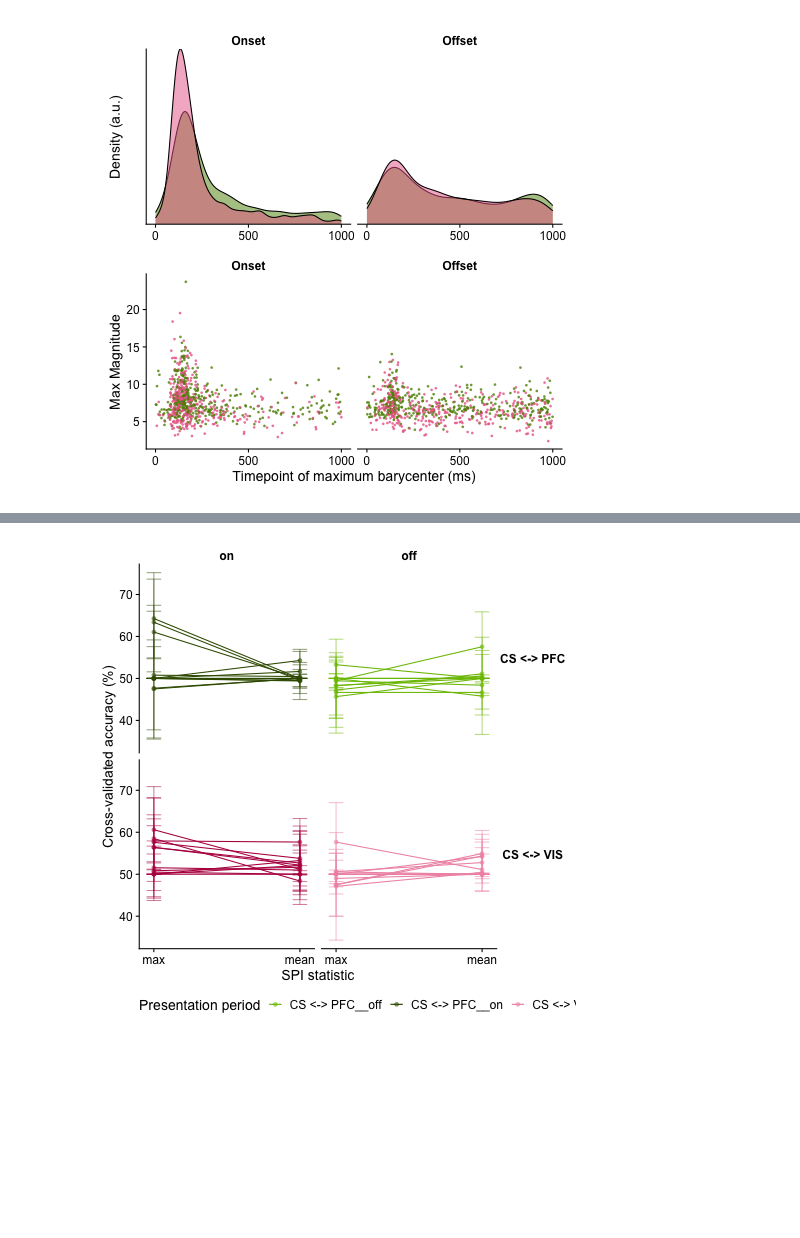
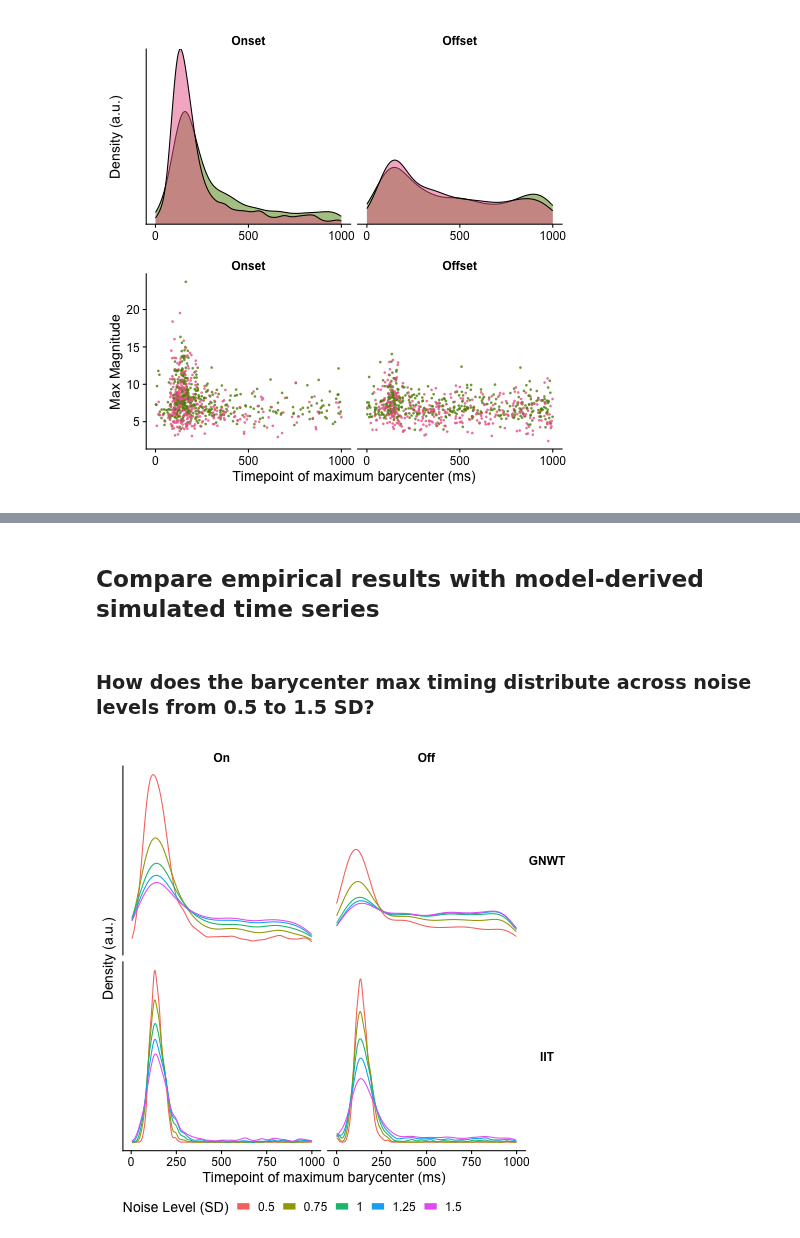
Before and after one commit to anniegbryant/MEG_functional_connectivity, a Jupyter notebook: data_visualization/barycenter_empirical_analysis.ipynb, the cells around one changed output, grey strips where cells are left out. Drawn from its saved outputs; the diff is of its cells as text; code cells hidden in the pictures; blank space fills up the shorter version.

Commit message:
Empirical vs model KL divergence analysis

```diff
--- a/data_visualization/barycenter_empirical_analysis.ipynb
+++ b/data_visualization/barycenter_empirical_analysis.ipynb
@@ -526,29 +482,43 @@ barycenter_averaged_stimulus_type_LR_classification_res.head()
-# %%
-%%R -i barycenter_averaged_stimulus_type_LR_classification_res
-
-barycenter_averaged_stimulus_type_LR_classification_res %>%
-    filter(Barycenter_Type == "squared", Geometry == "dtw") %>%
-    filter(meta_ROI_from == "Category_Selective", meta_ROI_to %in% c("V1_V2", "Prefrontal_Cortex")) %>%
-    mutate(comparison_group = glue("{meta_ROI_from}__{meta_ROI_to}__{relevance_type}__{stimulus_presentation}__{stimulus_combo}"),
-           meta_ROI_pair = glue("{meta_ROI_from}__{meta_ROI_to}")) %>%
-    mutate(meta_ROI_pair = ifelse(meta_ROI_pair == "Category_Selective__V1_V2", "CS <-> VIS", "CS <-> PFC"),
-           stimulus_presentation = factor(stimulus_presentation, levels=c("on", "off"))) %>%
-    mutate(ROI__Rel = glue("{meta_ROI_pair}__{stimulus_presentation}")) %>%
-    ggplot(data=., mapping=aes(x=Stat, y=100*accuracy, group=comparison_group, color=ROI__Rel)) +
-    geom_line() +
-    geom_errorbar(aes(ymin=100*(accuracy - accuracy_SD), ymax=100*(accuracy + accuracy_SD)), width=0.1, alpha=0.5) +
-    geom_point(alpha=0.5) +
-    facet_grid(meta_ROI_pair ~ stimulus_presentation, scales="fixed") +
-    scale_x_discrete(expand=c(0.05, 0.05)) +
-    scale_color_manual(values = c("CS <-> VIS__on" = "#b61b4f", "CS <-> PFC__on" = "#3a5900",
-                                   "CS <-> VIS__off" = "#f095b3", "CS <-> PFC__off" = "#7cbf00")) +
-    labs(color = "Presentation period") +
-    ylab("Cross-validated accuracy (%)") +
-    xlab("SPI statistic") +
-    theme(legend.position = "bottom",
-          strip.background = element_blank(),
-          strip.text.x = element_text(face='bold'),
-          strip.text.y = element_text(angle=0, face='bold'))
-# ggsave(glue("../plots/modeling/Barycenters_Sq_Euclidean_and_DTW_mean_max_performance_across_stimuli.svg"), width=6, height=4.5, units='in', dpi=300)
-# %% [output]
-[figure, removed]
+# %% [markdown]
+## Compare empirical results with model-derived simulated time series
+# %%
+# Read in model data
+N_sims = 1000
+model_data_for_comparison = pd.read_csv(f'../modeling/All_simulated_Euclidean_barycenter_squared_max_results_{N_sims}_sims.csv').assign(Data_Type = "Model")
+
+# Wrangle empirical data
+empirical_data_for_comparison = (all_time_resolved_barycenter_res
+    .query("Presentation in ['Onset', 'Offset'] & Barycenter_Type == 'Squared' & Barycenter_Method == 'euclidean' & Relevance == 'Relevant non-target' & Region in ['CS_PFC', 'CS_VIS']")
+    .rename(columns={"Max": "Max_Value", "Presentation": "Stim"})
+    .assign(Stim = lambda x: x.Stim.str.replace("set", ""),
+            Model = lambda x: np.where(x.Region == "CS_PFC", "GNWT", "IIT")
+            )
+    [['Max_Time', 'Model', 'Stim', 'Max_Value']]
+    .assign(Data_Type = "Empirical")
+)
+
+# Concatenate model and empirical data
+all_data_for_comparison = pd.concat([model_data_for_comparison, empirical_data_for_comparison])
+# %% [markdown]
+### How does the barycenter max timing distribute across noise levels from 0.5 to 1.5 SD?
+# %%
+%%R -i all_data_for_comparison
+
+all_data_for_comparison %>%
+    filter(Data_Type=="Model") %>%
+    mutate(Stim = factor(Stim, levels=c("On", "Off")),
+           Noise = as.factor(Noise)) %>%
+    ggplot(data=., mapping=aes(x=Max_Time, color=Noise)) +
+    geom_density(key_glyph = draw_key_path) +
+    facet_grid(Model ~ Stim, scales='free') +
+    ylab("Density (a.u.)") +
+    xlab("Timepoint of maximum barycenter (ms)")   +
+    guides(color=guide_legend(title="Noise Level (SD)", override.aes = list(linewidth = 3))) +
+    theme(axis.text.y = element_blank(),
+          axis.ticks.y = element_blank(),
+          legend.position="bottom",
+          strip.background = element_blank(),
+            strip.text.x = element_text(face='bold'),
+            strip.text.y = element_text(angle=0, face='bold'))
+# %% [output]
+[figure, added]
```
Also changed, not shown: parts of 12 cells of this notebook, 7 other files.
